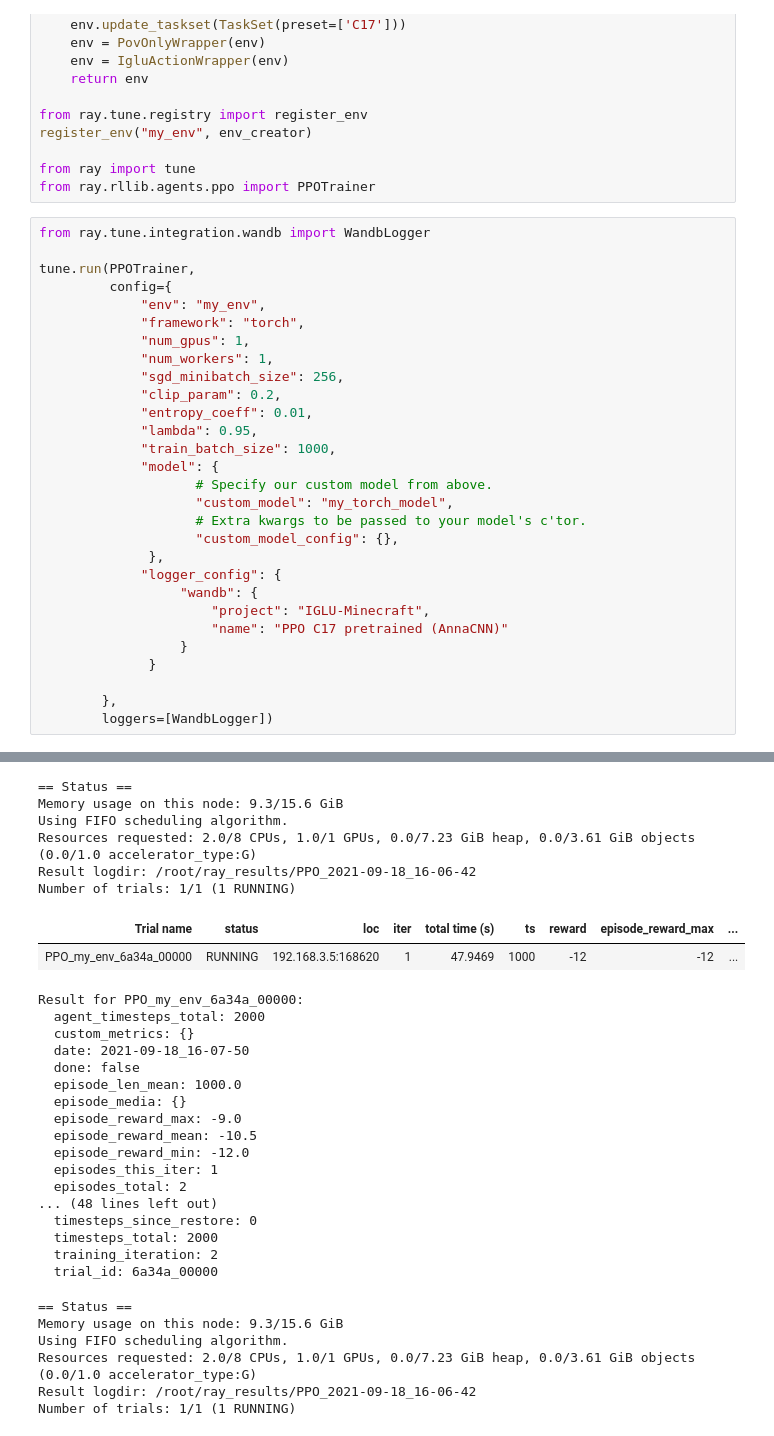
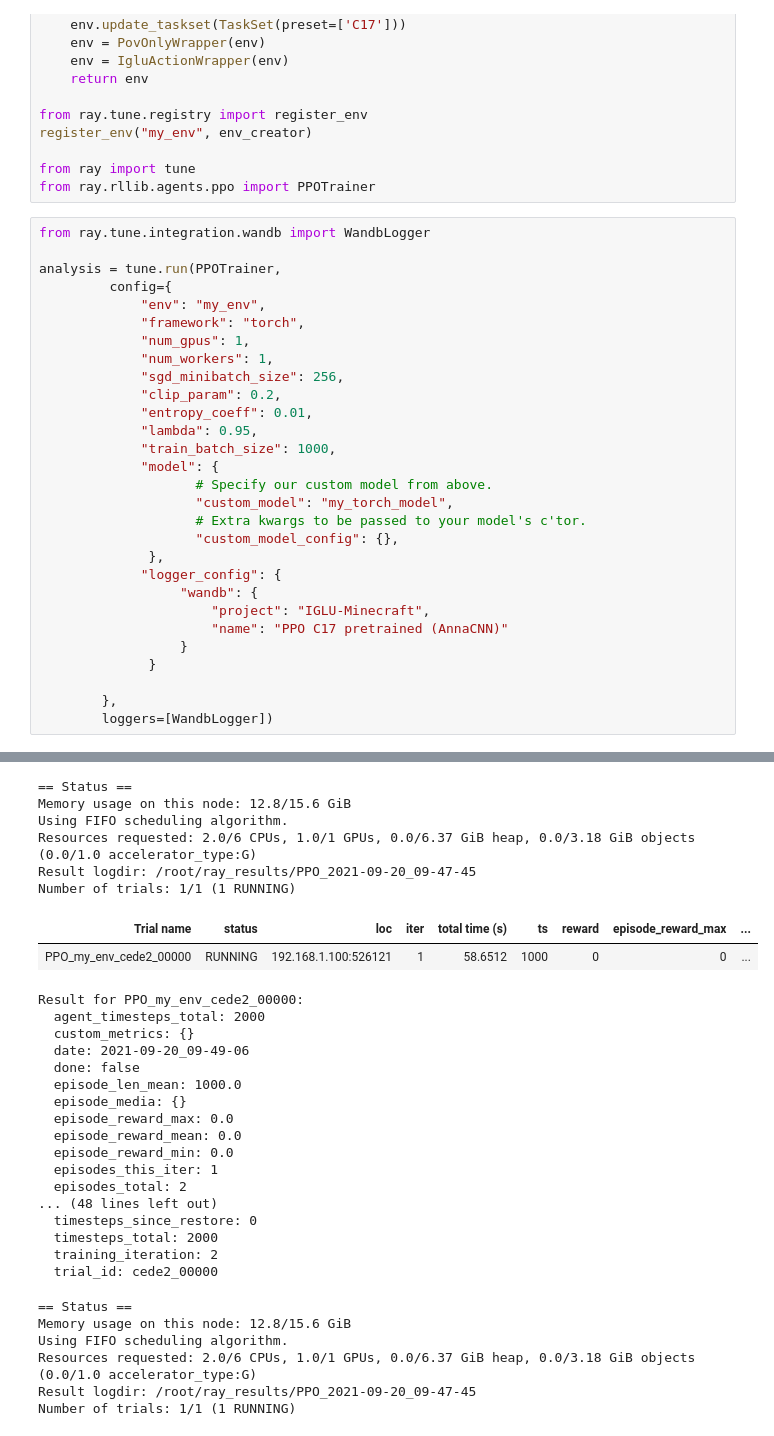
Before and after one commit to LinarAbdrazakov/IGLU-Minecraft, a Jupyter notebook: Training PPO C17 (visual pretrained AnnaCNN).ipynb, the cells around one changed output, grey strips where cells are left out. Drawn from its saved outputs; the diff is of its cells as text.

```diff
--- a/Training PPO C17 (visual pretrained AnnaCNN).ipynb
+++ b/Training PPO C17 (visual pretrained AnnaCNN).ipynb
@@ -88,7 +88,7 @@ from ray.rllib.agents.ppo import PPOTrainer
 # %%
 from ray.tune.integration.wandb import WandbLogger
 
-tune.run(PPOTrainer,
+analysis = tune.run(PPOTrainer,
          config={
              "env": "my_env",
              "framework": "torch",
@@ -160,32 +160,32 @@ Result for PPO_my_env_6a34a_00000:
 == Status ==
-Memory usage on this node: 9.3/15.6 GiB
+Memory usage on this node: 12.8/15.6 GiB
 Using FIFO scheduling algorithm.
-Resources requested: 2.0/8 CPUs, 1.0/1 GPUs, 0.0/7.23 GiB heap, 0.0/3.61 GiB objects (0.0/1.0 accelerator_type:G)
-Result logdir: /root/ray_results/PPO_2021-09-18_16-06-42
+Resources requested: 2.0/6 CPUs, 1.0/1 GPUs, 0.0/6.37 GiB heap, 0.0/3.18 GiB objects (0.0/1.0 accelerator_type:G)
+Result logdir: /root/ray_results/PPO_2021-09-20_09-47-45
 Number of trials: 1/1 (1 RUNNING)
 | Trial name | status | loc | iter | total time (s) | ts | reward | episode_reward_max | ... |
-| PPO_my_env_6a34a_00000 | RUNNING | 192.168.3.5:168620 | 1 | 47.9469 | 1000 | -12 | -12 | ... |
+| PPO_my_env_cede2_00000 | RUNNING | 192.168.1.100:526121 | 1 | 58.6512 | 1000 | 0 | 0 | ... |
-Result for PPO_my_env_6a34a_00000:
+Result for PPO_my_env_cede2_00000:
   agent_timesteps_total: 2000
   custom_metrics: {}
-  date: 2021-09-18_16-07-50
+  date: 2021-09-20_09-49-06
   done: false
   episode_len_mean: 1000.0
   episode_media: {}
-  episode_reward_max: -9.0
-  episode_reward_mean: -10.5
-  episode_reward_min: -12.0
+  episode_reward_max: 0.0
+  episode_reward_mean: 0.0
+  episode_reward_min: 0.0
   episodes_this_iter: 1
   episodes_total: 2
 ... (48 lines left out)
   timesteps_since_restore: 0
   timesteps_total: 2000
   training_iteration: 2
-  trial_id: 6a34a_00000
+  trial_id: cede2_00000
 == Status ==
-Memory usage on this node: 9.3/15.6 GiB
+Memory usage on this node: 12.8/15.6 GiB
 Using FIFO scheduling algorithm.
-Resources requested: 2.0/8 CPUs, 1.0/1 GPUs, 0.0/7.23 GiB heap, 0.0/3.61 GiB objects (0.0/1.0 accelerator_type:G)
-Result logdir: /root/ray_results/PPO_2021-09-18_16-06-42
+Resources requested: 2.0/6 CPUs, 1.0/1 GPUs, 0.0/6.37 GiB heap, 0.0/3.18 GiB objects (0.0/1.0 accelerator_type:G)
+Result logdir: /root/ray_results/PPO_2021-09-20_09-47-45
 Number of trials: 1/1 (1 RUNNING)
 | Trial name | status | loc | iter | total time (s) | ts | reward | episode_reward_max | ... |
```
Also changed, not shown: parts of 1 cell of this notebook, 1 other file.
